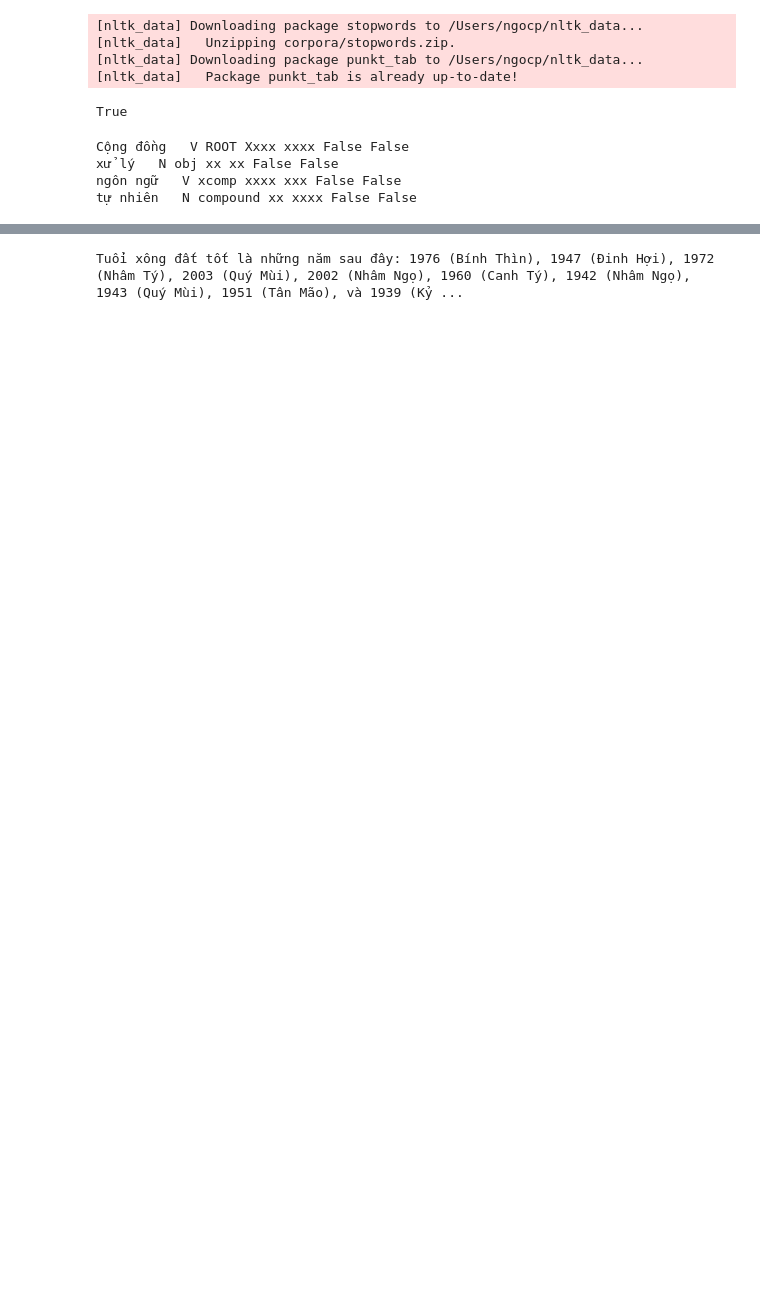
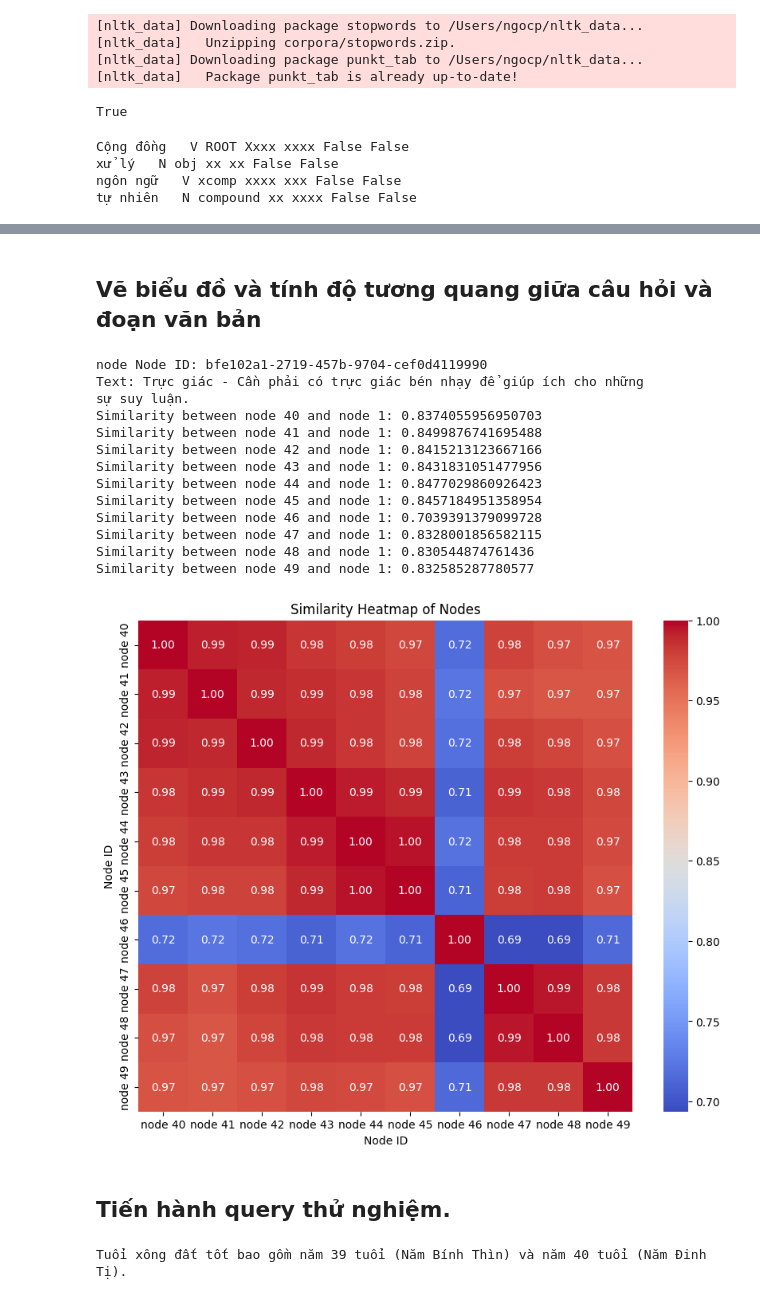
Before and after one commit to phanngoc/tu-vi-bot, a Jupyter notebook: research/search-double-merge.ipynb, the cells around one changed output, grey strips where cells are left out. Drawn from its saved outputs; the diff is of its cells as text; code cells hidden in the pictures; blank space fills up the shorter version.

```diff
--- a/research/search-double-merge.ipynb
+++ b/research/search-double-merge.ipynb
@@ -98,7 +84,7 @@ tự nhiên   N compound xx xxxx False False
 # %%
 from typing import Dict, List
 
-documents = SimpleDirectoryReader(input_dir="./data").load_data()
+documents = SimpleDirectoryReader(input_dir="../data").load_data()
 
 LANGUAGE_MODELS: Dict[str, List[str]] = {
     "english": ["en_core_web_md", "en_core_web_lg"],
@@ -151,3 +159,53 @@ print(len(nodes))
+# %% [markdown]
+## Vẽ biểu đồ và tính độ tương quang giữa câu hỏi và đoạn văn bản
+# %%
+import seaborn as sns
+import numpy as np
+import matplotlib.pyplot as plt
+
+print('node', nodes[1])
+for i in range(40, 50):
+    doc1 = nlp(nodes[i].text)
+    doc2 = nlp(nodes[1].text)
+    similarity = doc1.similarity(doc2)
+    print(f'Similarity between node {i} and node 1: {similarity}')
+
+
+
+# Create a matrix to store the similarity values
+similarity_matrix = np.zeros((10, 10))
+
+# Fill the matrix with similarity values
+for i in range(40, 50):
+    doc1 = nlp(nodes[i].text)
+    for j in range(40, 50):
+        doc2 = nlp(nodes[j].text)
+        similarity_matrix[i-40, j-40] = doc1.similarity(doc2)
+
+# Create a heatmap
+plt.figure(figsize=(10, 8))
+sns.heatmap(similarity_matrix, annot=True, fmt=".2f", cmap="coolwarm", xticklabels=[f'node {i}' for i in range(40, 50)], yticklabels=[f'node {i}' for i in range(40, 50)])
+plt.title('Similarity Heatmap of Nodes')
+plt.xlabel('Node ID')
+plt.ylabel('Node ID')
+plt.show()
+# %% [output]
+node Node ID: bfe102a1-2719-457b-9704-cef0d4119990
+Text: Trực giác - Cần phải có trực giác bén nhạy để giúp ích cho những
+sự suy luận.
+Similarity between node 40 and node 1: 0.8374055956950703
+Similarity between node 41 and node 1: 0.8499876741695488
+Similarity between node 42 and node 1: 0.8415213123667166
+Similarity between node 43 and node 1: 0.8431831051477956
+Similarity between node 44 and node 1: 0.8477029860926423
+Similarity between node 45 and node 1: 0.8457184951358954
+Similarity between node 46 and node 1: 0.7039391379099728
+Similarity between node 47 and node 1: 0.8328001856582115
+Similarity between node 48 and node 1: 0.830544874761436
+Similarity between node 49 and node 1: 0.832585287780577
+[figure, added]
+# %% [markdown]
+## Tiến hành query thử nghiệm.
 # %%
 vector_index = VectorStoreIndex(nodes)
 query_engine = vector_index.as_query_engine()
@@ -160,4 +218,4 @@ response = query_engine.query(
 
 print(response)
 # %% [output]
-Tuổi xông đất tốt là những năm sau đây: 1976 (Bính Thìn), 1947 (Đinh Hợi), 1972 (Nhâm Tý), 2003 (Quý Mùi), 2002 (Nhâm Ngọ), 1960 (Canh Tý), 1942 (Nhâm Ngọ), 1943 (Quý Mùi), 1951 (Tân Mão), và 1939 (Kỷ ...
+Tuổi xông đất tốt bao gồm năm 39 tuổi (Năm Bính Thìn) và năm 40 tuổi (Năm Đinh Tị).
```
Also changed, not shown: parts of 7 cells of this notebook, 10 other files.
